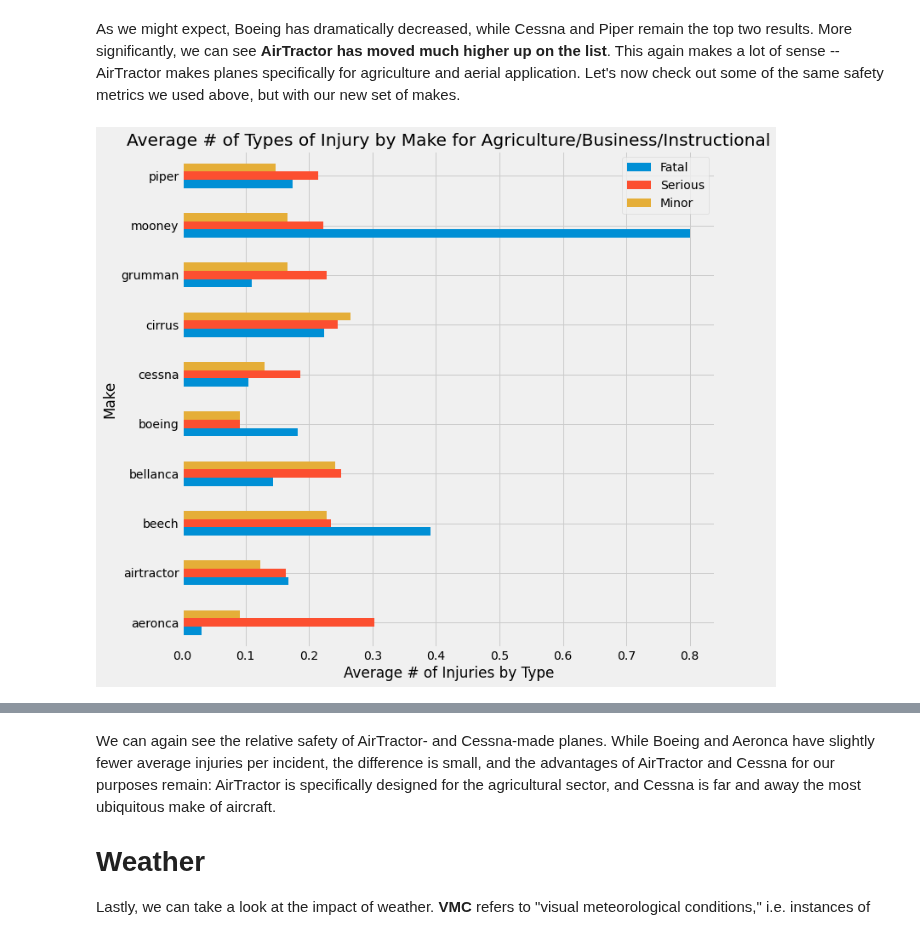
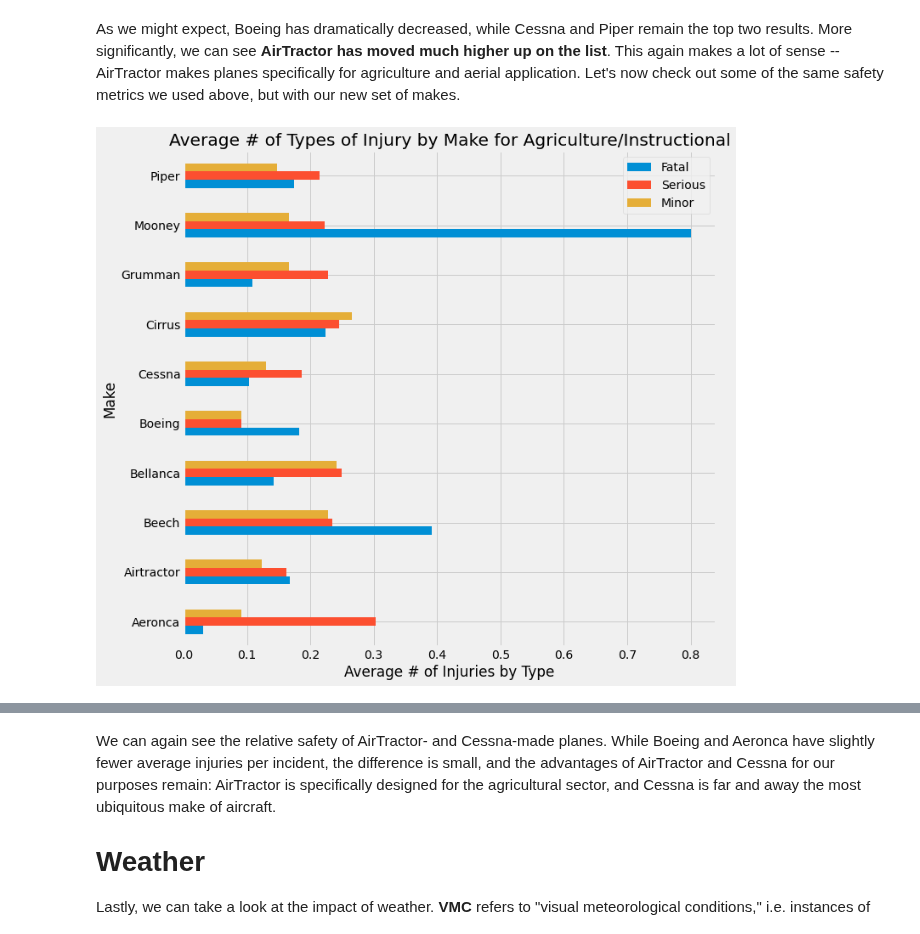
Before and after one commit to natehiatt/aviation_project, a Jupyter notebook: final.ipynb, the cells around one changed output, grey strips where cells are left out. Saved outputs shown, nothing was run; the diff lists cells and outputs as text; code cells hidden in the pictures.

Commit message:
title case for final and data_cleaning

```diff
--- a/final.ipynb
+++ b/final.ipynb
@@ -290,7 +290,7 @@ We can now take a look at the data for our chosen categories of **agricultural**
 # %%
 # First, we will make our new, subsetted dataframe that only includes the agricultural (aerial
 # application) and instructional flights:
-df_agriculture_instructional = df[(df['Purpose.Binned'] == 'aerial application') | (df['Purpose.Binned'] == 'instructional')].copy()
+df_agriculture_instructional = df[(df['Purpose.Binned'] == 'Aerial Application') | (df['Purpose.Binned'] == 'Instructional')].copy()
 
 # We will then remake our list of top 10 makes for this subsetted dataframe. In this case,
 # we're choosing to bypass the top 25 list, since we didn't get much useful info out of it.
@@ -323,11 +323,11 @@ plt.ylabel('Number of Incidents');
 As we might expect, Boeing has dramatically decreased, while Cessna and Piper remain the top two results. More significantly, we can see **AirTractor has moved much higher up on the list**. This again makes a lot of sense -- AirTractor makes planes specifically for agriculture and aerial application. Let's now check out some of the same safety metrics we used above, but with our new set of makes.
 # %%
 ax = top_10_agri_instr_df.groupby('Make').mean().filter(['Injury.Severity', 'Total.Fatal.Injuries', 'Total.Serious.Injuries', 'Total.Minor.Injuries']).plot(kind='barh', figsize=(10, 10))
-plt.title('Average # of Types of Injury by Make for Agriculture/Business/Instructional')
+plt.title('Average # of Types of Injury by Make for Agriculture/Instructional')
 plt.xlabel('Average # of Injuries by Type')
 plt.ylabel('Make')
 ax.legend(['Fatal', 'Serious', 'Minor']);
 # %% [output]
-[figure, old version]
+[figure, new version]
 # %%
 ax = top_10_agri_instr_df.groupby('Make').mean().filter(['Injury.Severity', 'Total.Fatal.Injuries', 'Total.Serious.Injuries', 'Total.Minor.Injuries']).plot(kind='barh', stacked=True, figsize=(10, 10))
```
Also changed, not shown: parts of 19 cells of this notebook, 1 other file.
